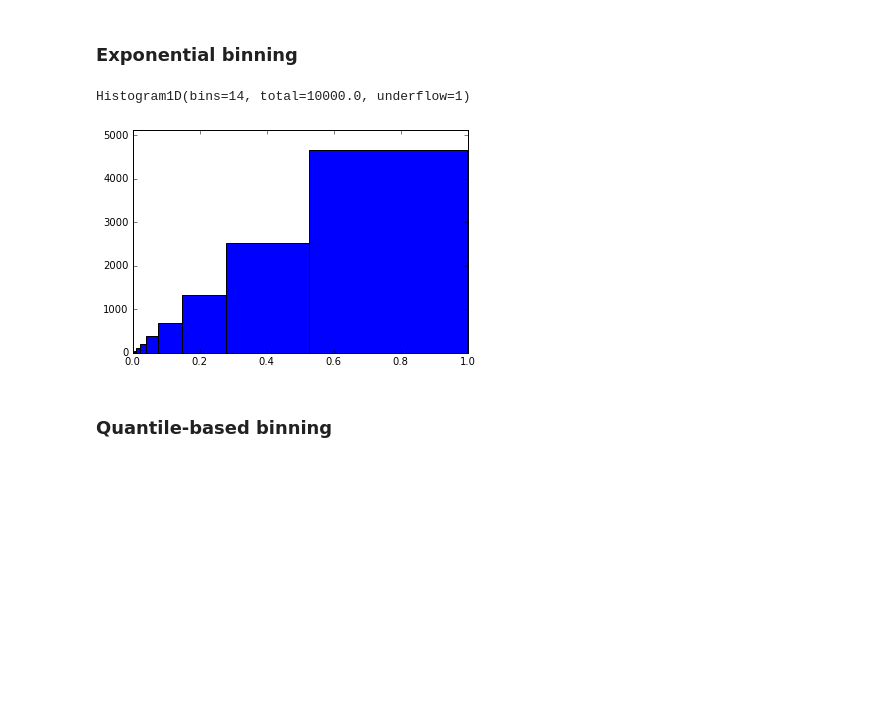
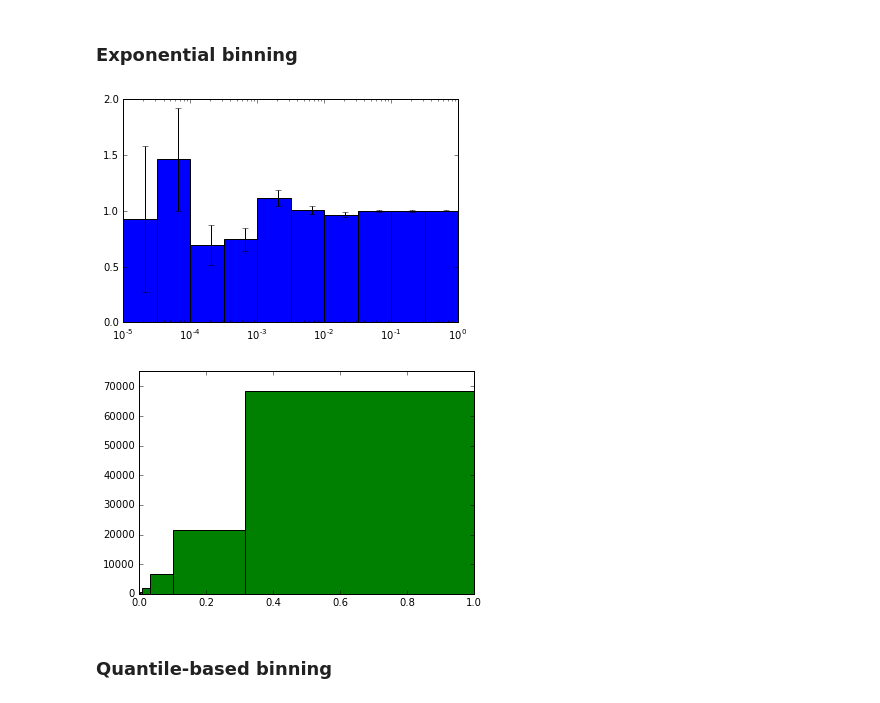
Before and after one commit to janpipek/physt, a Jupyter notebook: doc/Binning.ipynb, the cells around one changed output. Saved outputs shown, nothing was run; the diff lists cells and outputs as text; code cells hidden in the pictures; blank space fills up the shorter version.

```diff
--- a/doc/Binning.ipynb
+++ b/doc/Binning.ipynb
@@ -38,14 +35,15 @@ axis.legend(loc=2);
 ## Binning schemes
 # %% [markdown]
 ### Exponential binning
-# %%
-bins1 = binning.exponential(numbers)
-hist1 = histogram(numbers, bins=bins1)
-hist1.plot()
-hist1
-# %% [output]
-Histogram1D(bins=14, total=10000.0, underflow=1)
-[figure, removed]
+# %%
+# bins1 = binning.exponential(numbers, 20, range=(-5, 0))
+hist1 = histogram(numbers, "exponential", 10, range=(-5, 0))
+axis = hist1.plot(density=True, errors=True)
+hist1[4:].plot(color="green")
+axis.set_xscale("log")
+# %% [output]
+[figure, added]
+[figure, added]
 # %% [markdown]
 ### Quantile-based binning
 # %%
```
Also changed, not shown: parts of 6 cells of this notebook, 6 other files.
